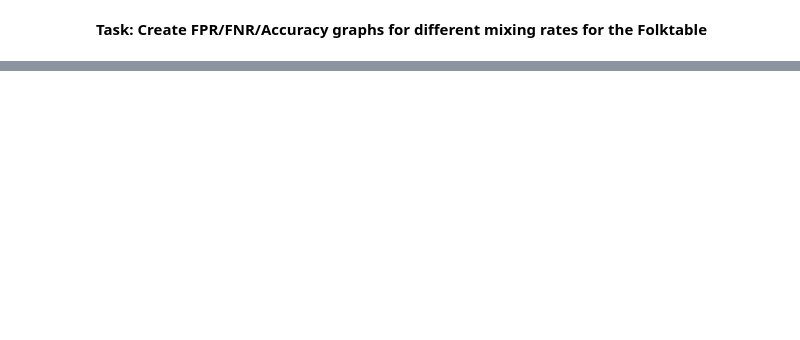
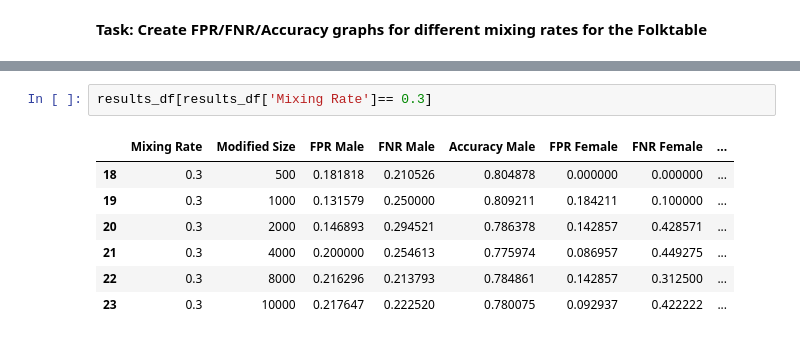
Before and after one commit to cherylstanley/folktables_cs, a Jupyter notebook: folktables/examples/notebooks/population_splitting__fnr_fpr_mf.ipynb, the cells around one changed output, grey strips where cells are left out. Drawn from its saved outputs; the diff is of its cells as text; blank space fills up the shorter version.

```diff
--- a/folktables/examples/notebooks/population_splitting__fnr_fpr_mf.ipynb
+++ b/folktables/examples/notebooks/population_splitting__fnr_fpr_mf.ipynb
@@ -472,0 +275,10 @@ results_df
+# %%
+results_df[results_df['Mixing Rate']== 0.3]
+# %% [output]
+|  | Mixing Rate | Modified Size | FPR Male | FNR Male | Accuracy Male | FPR Female | FNR Female | ... |
+| 18 | 0.3 | 500 | 0.181818 | 0.210526 | 0.804878 | 0.000000 | 0.000000 | ... |
+| 19 | 0.3 | 1000 | 0.131579 | 0.250000 | 0.809211 | 0.184211 | 0.100000 | ... |
+| 20 | 0.3 | 2000 | 0.146893 | 0.294521 | 0.786378 | 0.142857 | 0.428571 | ... |
+| 21 | 0.3 | 4000 | 0.200000 | 0.254613 | 0.775974 | 0.086957 | 0.449275 | ... |
+| 22 | 0.3 | 8000 | 0.216296 | 0.213793 | 0.784861 | 0.142857 | 0.312500 | ... |
+| 23 | 0.3 | 10000 | 0.217647 | 0.222520 | 0.780075 | 0.092937 | 0.422222 | ... |
```
Also changed, not shown: parts of 53 cells of this notebook.
